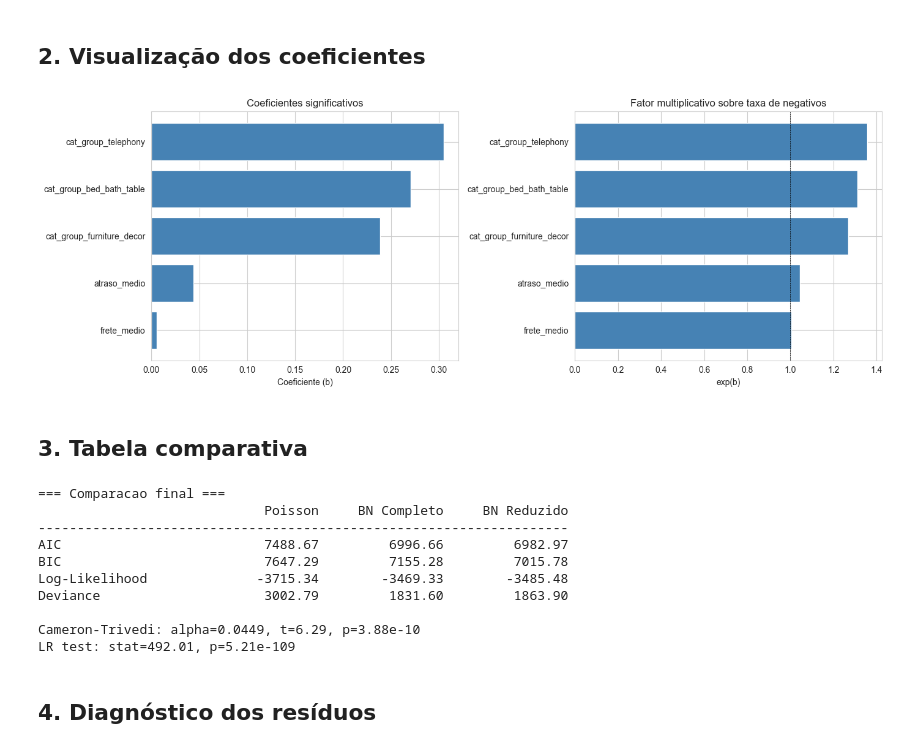
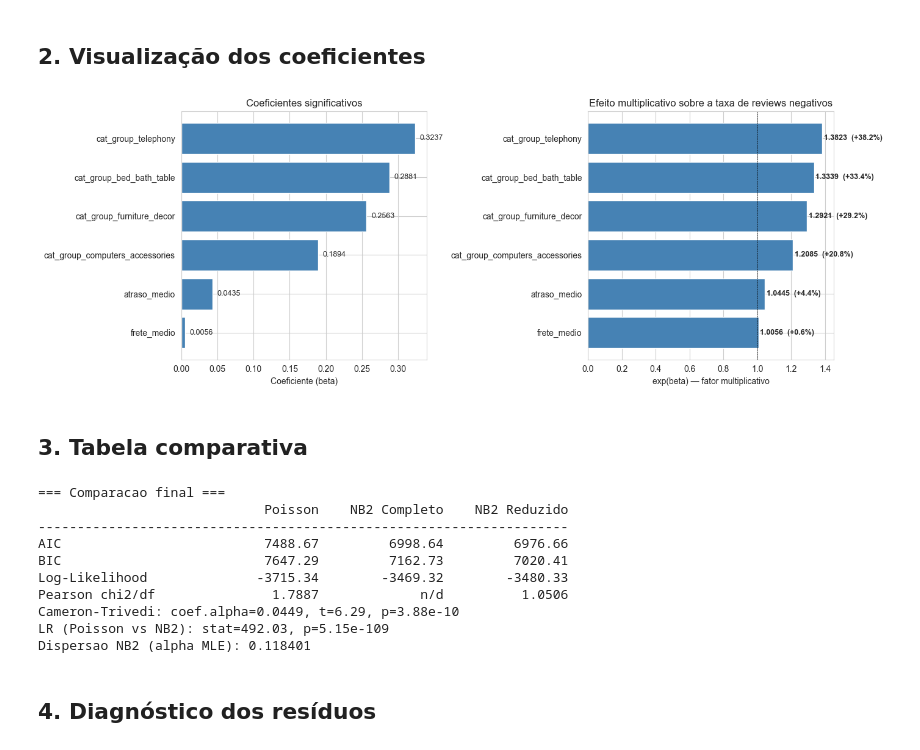
Before and after one commit to mayconaranha/TCC-Avaliacao, a Jupyter notebook: notebooks/04_interpretacao.ipynb, the cells around one changed output. Drawn from its saved outputs; the diff is of its cells as text; code cells hidden in the pictures.

```diff
--- a/notebooks/04_interpretacao.ipynb
+++ b/notebooks/04_interpretacao.ipynb
@@ -58,53 +67,76 @@ frete_medio                                0.0054   1.0054 +     0.54%   3.65e-1
 # %%
 interp_sorted = interp.sort_values("coef")
 
-fig, axes = plt.subplots(1, 2, figsize=(14, max(5, len(interp_sorted)*0.5)))
+fig, axes = plt.subplots(1, 2, figsize=(14, max(5, len(interp_sorted)*0.6)))
 
 colors = ["steelblue" if c > 0 else "coral" for c in interp_sorted["coef"]]
-axes[0].barh(interp_sorted.index, interp_sorted["coef"], color=colors, edgecolor="white")
+bars1 = axes[0].barh(interp_sorted.index, interp_sorted["coef"], color=colors, edgecolor="white")
 axes[0].axvline(0, color="black", linewidth=0.5)
-axes[0].set_xlabel("Coeficiente (b)")
+axes[0].set_xlabel("Coeficiente (beta)")
 axes[0].set_title("Coeficientes significativos")
+max_coef = interp_sorted["coef"].abs().max()
+for bar, val in zip(bars1, interp_sorted["coef"]):
+    offset = max_coef * 0.02
+    axes[0].text(bar.get_width() + (offset if val >= 0 else -offset),
+                 bar.get_y() + bar.get_height()/2,
+                 f"{val:.4f}", va="center",
+                 ha="left" if val >= 0 else "right", fontsize=9)
 
 colors2 = ["steelblue" if c > 1 else "coral" for c in interp_sorted["exp_coef"]]
-axes[1].barh(interp_sorted.index, interp_sorted["exp_coef"], color=colors2, edgecolor="white")
+bars2 = axes[1].barh(interp_sorted.index, interp_sorted["exp_coef"], color=colors2, edgecolor="white")
 axes[1].axvline(1, color="black", linewidth=0.5, linestyle="--")
-axes[1].set_xlabel("exp(b)")
-axes[1].set_title("Fator multiplicativo sobre taxa de negativos")
+axes[1].set_xlabel("exp(beta) — fator multiplicativo")
+axes[1].set_title("Efeito multiplicativo sobre a taxa de reviews negativos")
+for bar, val in zip(bars2, interp_sorted["exp_coef"]):
+    pct = (val - 1) * 100
+    sinal = "+" if pct > 0 else ""
+    axes[1].text(bar.get_width() + 0.01, bar.get_y() + bar.get_height()/2,
+                 f"{val:.4f}  ({sinal}{pct:.1f}%)", va="center", fontsize=9, fontweight="bold")
 
 plt.tight_layout()
-plt.savefig("../outputs/interp_coeficientes.png", bbox_inches="tight")
+plt.savefig("../outputs/interp_coeficientes.png", bbox_inches="tight", dpi=110)
 plt.show()
 # %% [output]
-[figure, old version]
+[figure, new version]
 # %% [markdown]
 ## 3. Tabela comparativa
 # %%
 print("=== Comparacao final ===")
 fmt = "{:<20s} {:>15s} {:>15s} {:>15s}"
-print(fmt.format("", "Poisson", "BN Completo", "BN Reduzido"))
+print(fmt.format("", "Poisson", "NB2 Completo", "NB2 Reduzido"))
 print("-" * 68)
-for key, label in [("aic", "AIC"), ("bic", "BIC"), ("llf", "Log-Likelihood"), ("deviance", "Deviance")]:
+for key, label in [("aic", "AIC"), ("bic", "BIC"), ("llf", "Log-Likelihood")]:
     vp = metricas["poisson"][key]
     vc = metricas["negbin_completo"][key]
     vr = metricas["negbin_reduzido"][key]
     print(f"{label:<20s} {vp:>15.2f} {vc:>15.2f} {vr:>15.2f}")
 
+pchi_p = metricas["poisson"]["pearson_chi2_df"]
+pchi_r = metricas["negbin_reduzido"]["pearson_chi2_df"]
+print(f"{'Pearson chi2/df':<20s} {pchi_p:>15.4f} {'n/d':>15s} {pchi_r:>15.4f}")
+
 ct = metricas["cameron_trivedi"]
-print(f"\nCameron-Trivedi: alpha={ct['alpha']:.4f}, t={ct['t']:.2f}, p={ct['p_value']:.2e}")
+ct_alpha = ct['alpha']
+ct_t = ct['t']
+ct_p = ct['p_value']
+print(f"Cameron-Trivedi: coef.alpha={ct_alpha:.4f}, t={ct_t:.2f}, p={ct_p:.2e}")
 lr = metricas["lr_test"]
-print(f"LR test: stat={lr['statistic']:.2f}, p={lr['p_value']:.2e}")
+lr_stat_val = lr['statistic']
+lr_p_val = lr['p_value']
+print(f"LR (Poisson vs NB2): stat={lr_stat_val:.2f}, p={lr_p_val:.2e}")
+alpha_r = metricas["negbin_reduzido"]["alpha_mle"]
+print(f"Dispersao NB2 (alpha MLE): {alpha_r:.6f}")
 # %% [output]
 === Comparacao final ===
-                             Poisson     BN Completo     BN Reduzido
+                             Poisson    NB2 Completo    NB2 Reduzido
 --------------------------------------------------------------------
-AIC                          7488.67         6996.66         6982.97
-BIC                          7647.29         7155.28         7015.78
-Log-Likelihood              -3715.34        -3469.33        -3485.48
-Deviance                     3002.79         1831.60         1863.90
-
-Cameron-Trivedi: alpha=0.0449, t=6.29, p=3.88e-10
-LR test: stat=492.01, p=5.21e-109
+AIC                          7488.67         6998.64         6976.66
+BIC                          7647.29         7162.73         7020.41
+Log-Likelihood              -3715.34        -3469.32        -3480.33
+Pearson chi2/df               1.7887             n/d          1.0506
+Cameron-Trivedi: coef.alpha=0.0449, t=6.29, p=3.88e-10
+LR (Poisson vs NB2): stat=492.03, p=5.15e-109
+Dispersao NB2 (alpha MLE): 0.118401
 # %% [markdown]
 ## 4. Diagnóstico dos resíduos
 # %%
```
Also changed, not shown: parts of 4 cells of this notebook, 7 other files.
